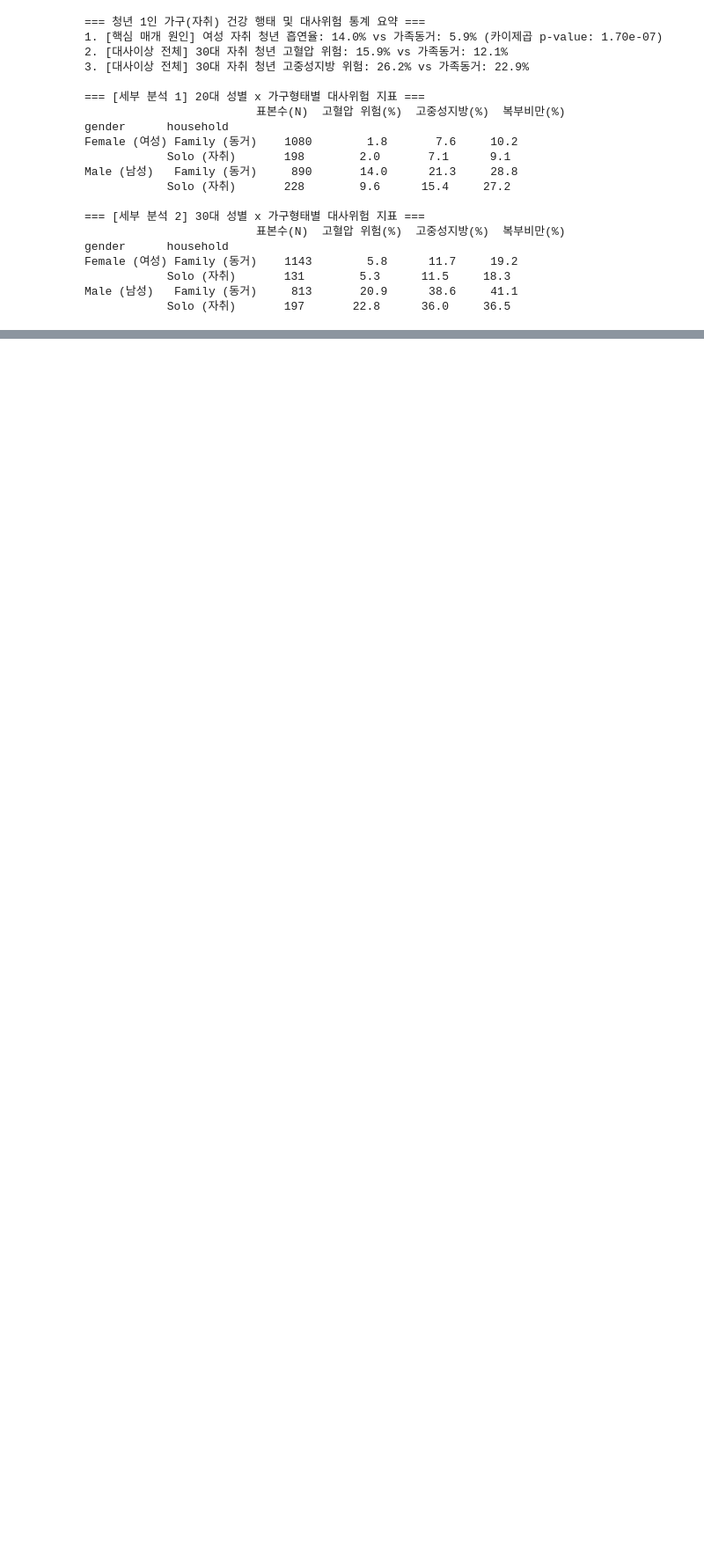
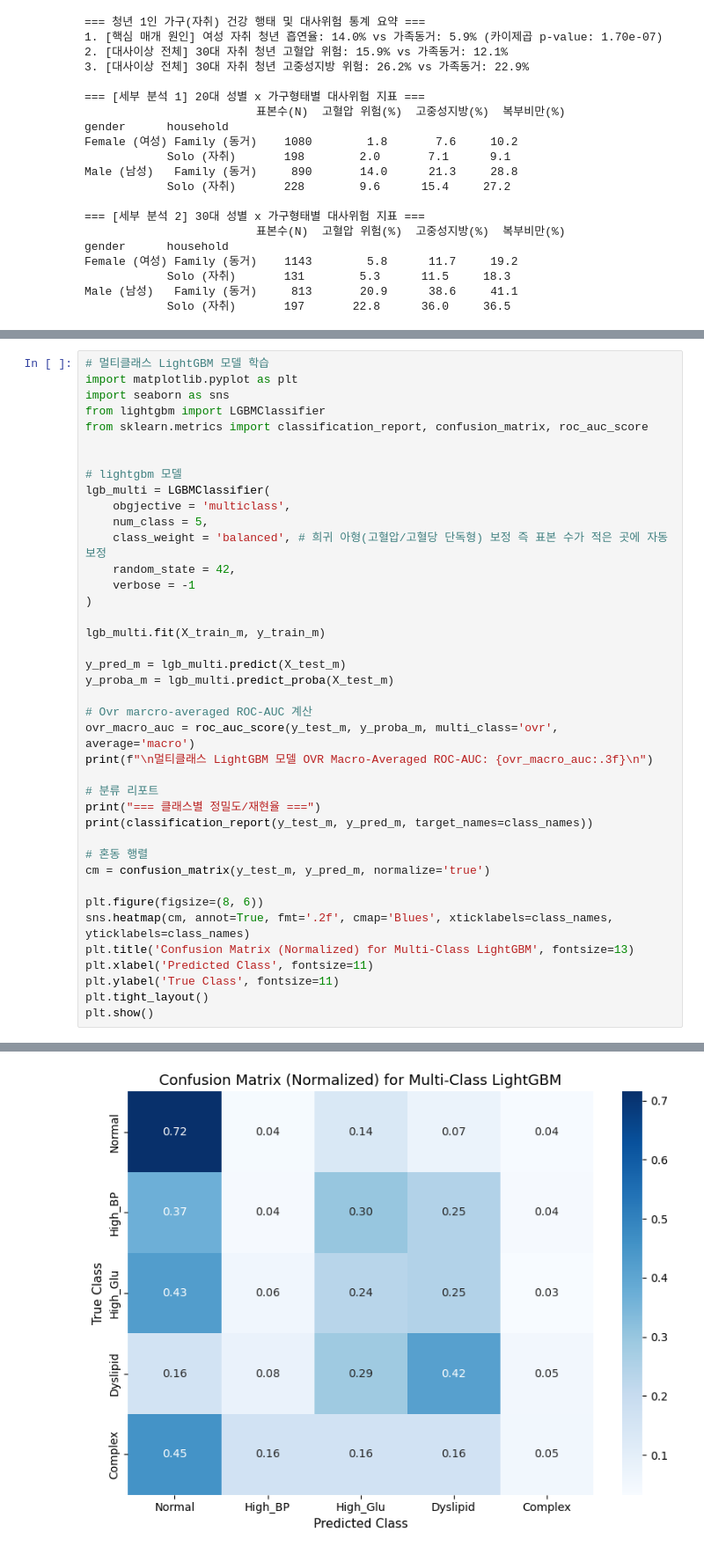
Before and after one commit to kdw123654/digital-project, a Jupyter notebook: my_model.ipynb, the cells around one changed output, grey strips where cells are left out. Shown at 88% size. Saved outputs shown, nothing was run; the diff lists cells and outputs as text; blank space fills up the shorter version.

```diff
--- a/my_model.ipynb
+++ b/my_model.ipynb
@@ -651,0 +724,41 @@ Male (남성)   Family (동거)     813       20.9      38.6     41.1
+# %%
+# 멀티클래스 LightGBM 모델 학습
+import matplotlib.pyplot as plt
+import seaborn as sns
+from lightgbm import LGBMClassifier
+from sklearn.metrics import classification_report, confusion_matrix, roc_auc_score
+
+
+# lightgbm 모델
+lgb_multi = LGBMClassifier(
+    obgjective = 'multiclass',
+    num_class = 5,
+    class_weight = 'balanced', # 희귀 아형(고혈압/고혈당 단독형) 보정 즉 표본 수가 적은 곳에 자동 보정
+    random_state = 42,
+    verbose = -1
+)
+
+lgb_multi.fit(X_train_m, y_train_m)
+
+y_pred_m = lgb_multi.predict(X_test_m)
+y_proba_m = lgb_multi.predict_proba(X_test_m)
+
+# Ovr marcro-averaged ROC-AUC 계산
+ovr_macro_auc = roc_auc_score(y_test_m, y_proba_m, multi_class='ovr', average='macro')
+print(f"\n멀티클래스 LightGBM 모델 OVR Macro-Averaged ROC-AUC: {ovr_macro_auc:.3f}\n")
+
+# 분류 리포트
+print("=== 클래스별 정밀도/재현율 ===")
+print(classification_report(y_test_m, y_pred_m, target_names=class_names))
+
+# 혼동 행렬
+cm = confusion_matrix(y_test_m, y_pred_m, normalize='true')
+
+plt.figure(figsize=(8, 6))
+sns.heatmap(cm, annot=True, fmt='.2f', cmap='Blues', xticklabels=class_names, yticklabels=class_names)
+plt.title('Confusion Matrix (Normalized) for Multi-Class LightGBM', fontsize=13)
+plt.xlabel('Predicted Class', fontsize=11)
+plt.ylabel('True Class', fontsize=11)
+plt.tight_layout()
+plt.show()
+# %% [output]
@@ -651,0 +779 @@ Male (남성)   Family (동거)     813       20.9      38.6     41.1
+[figure, added]
```
Also changed, not shown: parts of 4 cells of this notebook.
